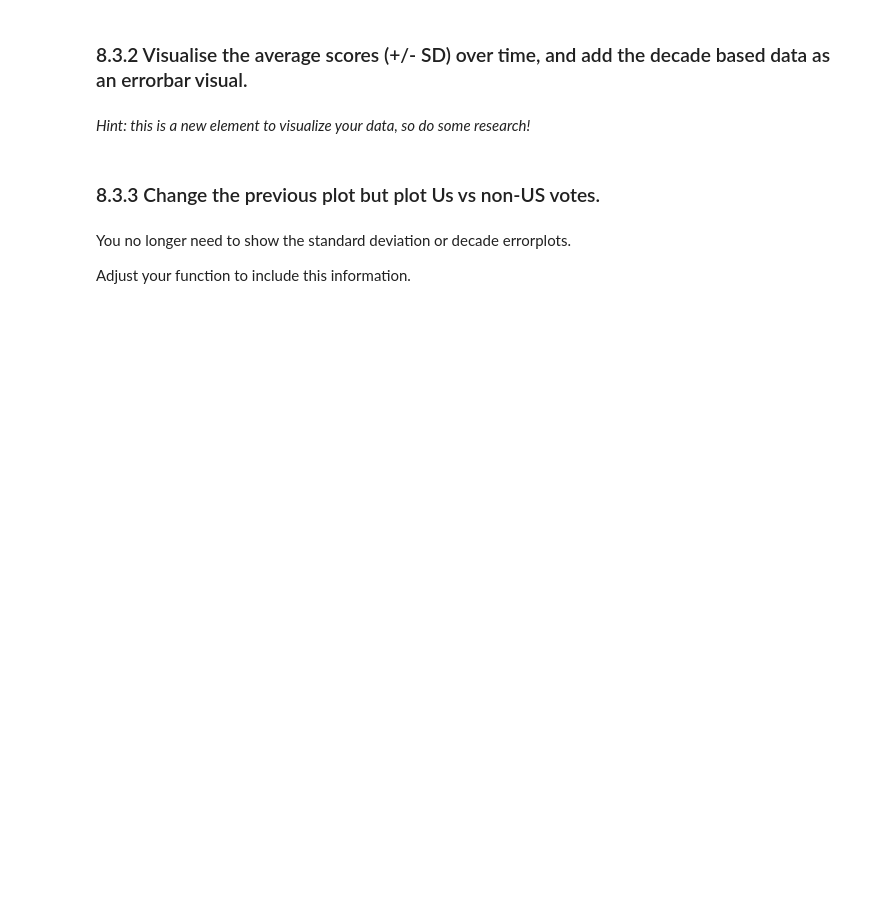
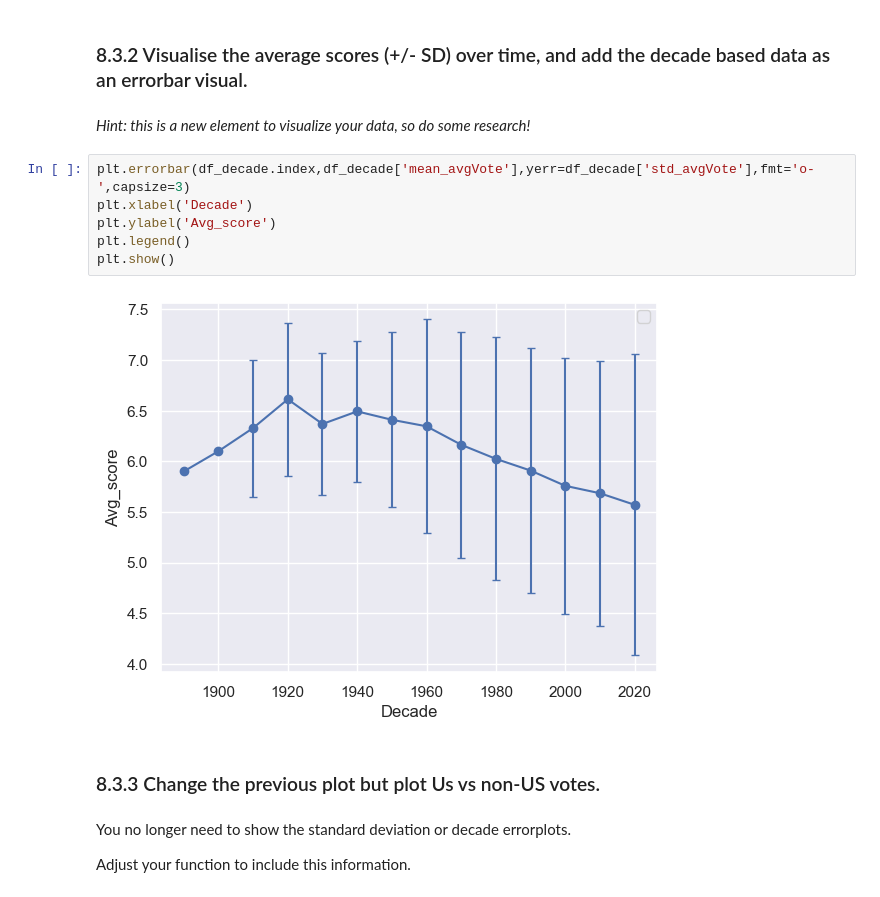
Before and after one commit to SadmanUddin/Data-analysis-and-statistics, a Jupyter notebook: Large Exercise/DPA 08 - Large exercise.ipynb, the cells around one changed output. Saved outputs shown, nothing was run; the diff lists cells and outputs as text; blank space fills up the shorter version.

```diff
--- a/Large Exercise/DPA 08 - Large exercise.ipynb
+++ b/Large Exercise/DPA 08 - Large exercise.ipynb
@@ -523,6 +552,14 @@ There is a high chance your data will look weird, if so: fix it.
 ### 8.3.2 Visualise the average scores (+/- SD) over time, and add the decade based data as an errorbar visual.
 # %% [markdown]
 *Hint: this is a new element to visualize your data, so do some research!*
+# %%
+plt.errorbar(df_decade.index,df_decade['mean_avgVote'],yerr=df_decade['std_avgVote'],fmt='o-',capsize=3)
+plt.xlabel('Decade')
+plt.ylabel('Avg_score')
+plt.legend()
+plt.show()
+# %% [output]
+[figure, added]
 # %% [markdown]
 ### 8.3.3 Change the previous plot but plot Us vs non-US votes.
 # %% [markdown]
```
Also changed, not shown: parts of 13 cells of this notebook.
